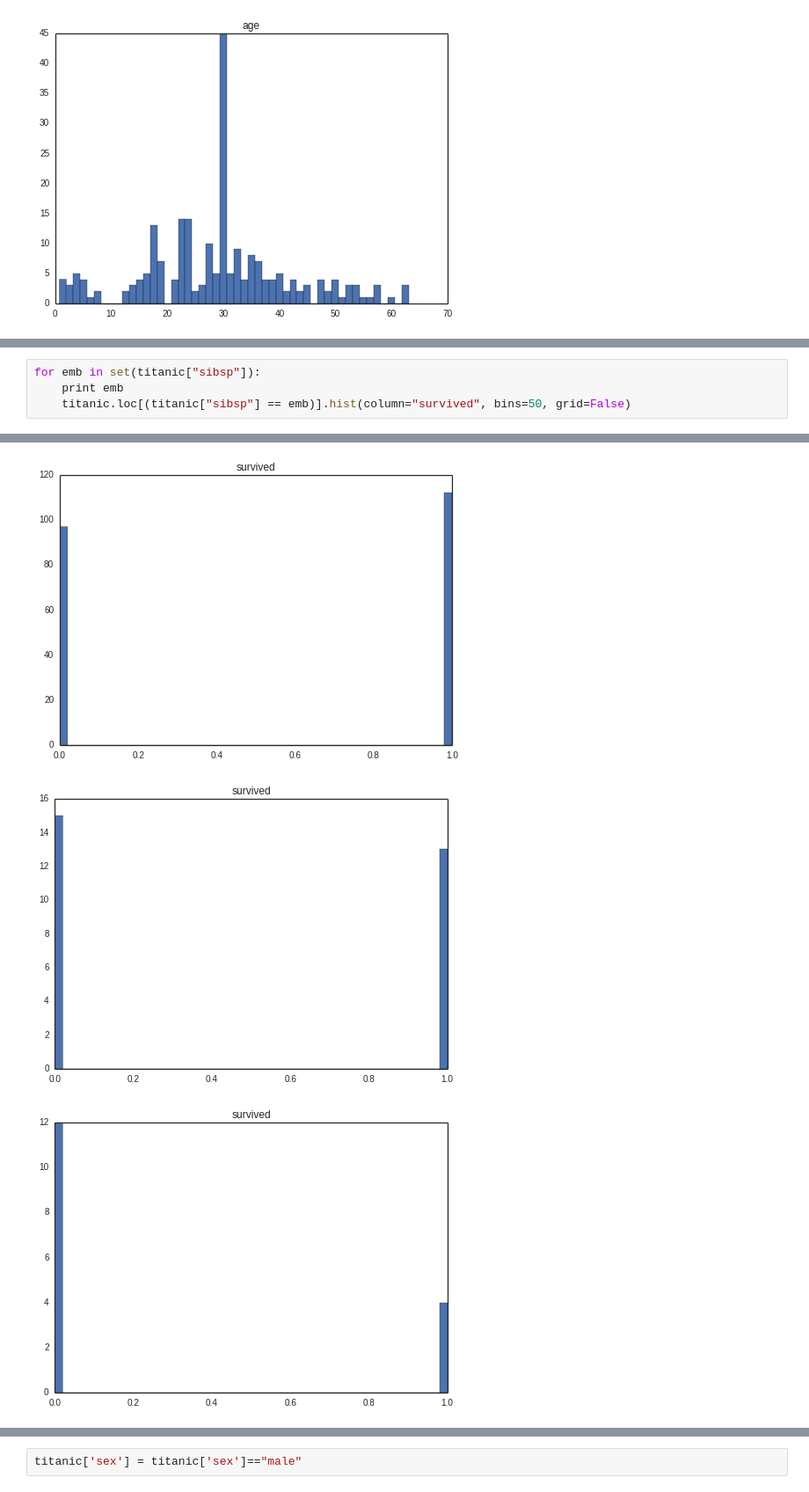
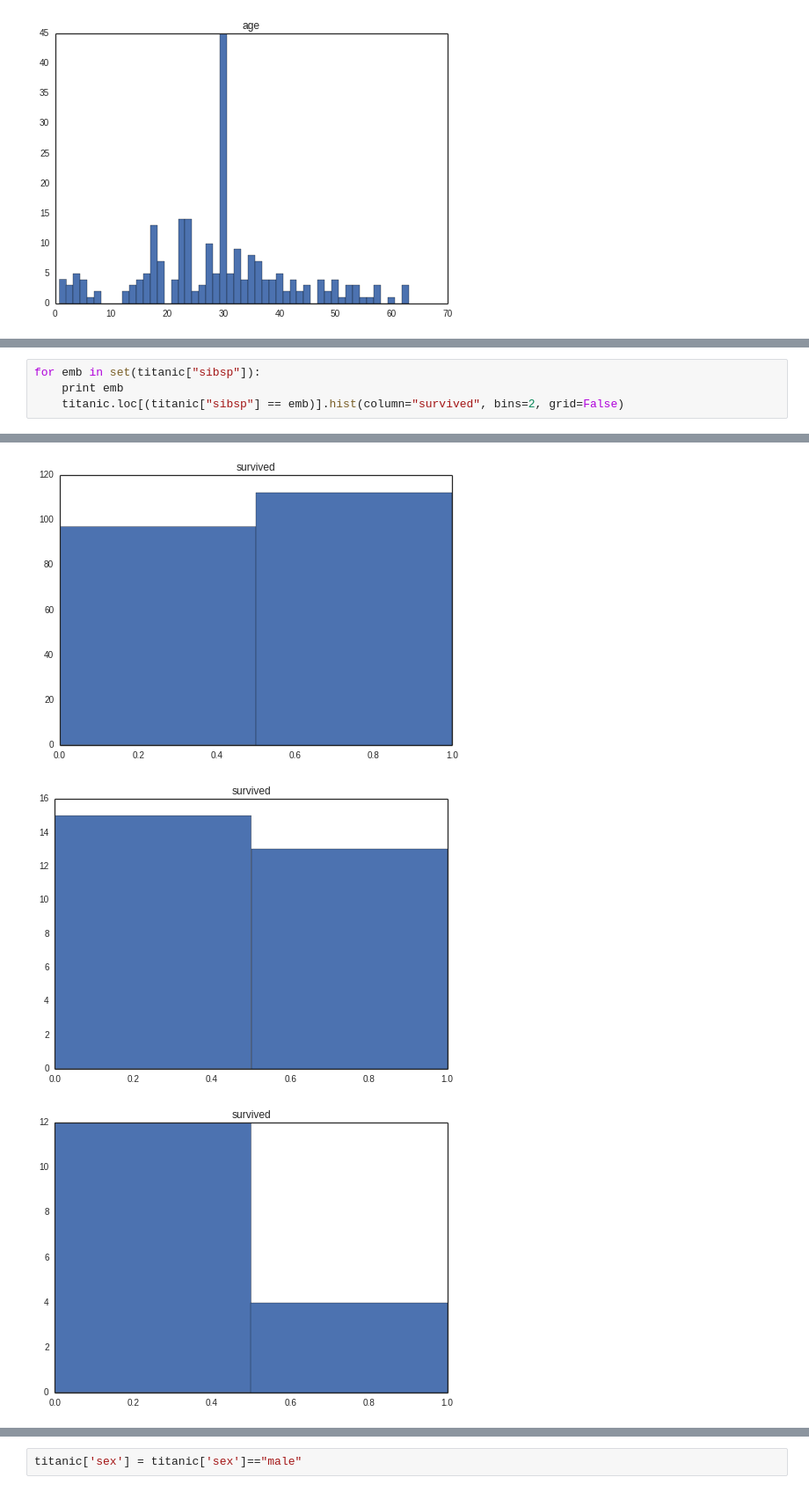
Before and after one commit to kaszubki/jp2dp, a Jupyter notebook: L9.ipynb, the cells around one changed output, grey strips where cells are left out. Shown at 88% size. Saved outputs shown, nothing was run; the diff lists cells and outputs as text.

```diff
--- a/L9.ipynb
+++ b/L9.ipynb
@@ -111,7 +111,7 @@ for pc in [1, 2, 3]:
 # %%
 for emb in set(titanic["sibsp"]):
     print emb
-    titanic.loc[(titanic["sibsp"] == emb)].hist(column="survived", bins=50, grid=False)
+    titanic.loc[(titanic["sibsp"] == emb)].hist(column="survived", bins=2, grid=False)
 # %% [output]
 0
 1
@@ -124,3 +124,3 @@ for emb in set(titanic["sibsp"]):
-[figure, old version]
+[figure, new version]
-[figure, old version]
+[figure, new version]
-[figure, old version]
+[figure, new version]
```
Also changed, not shown: parts of 2 cells of this notebook.
